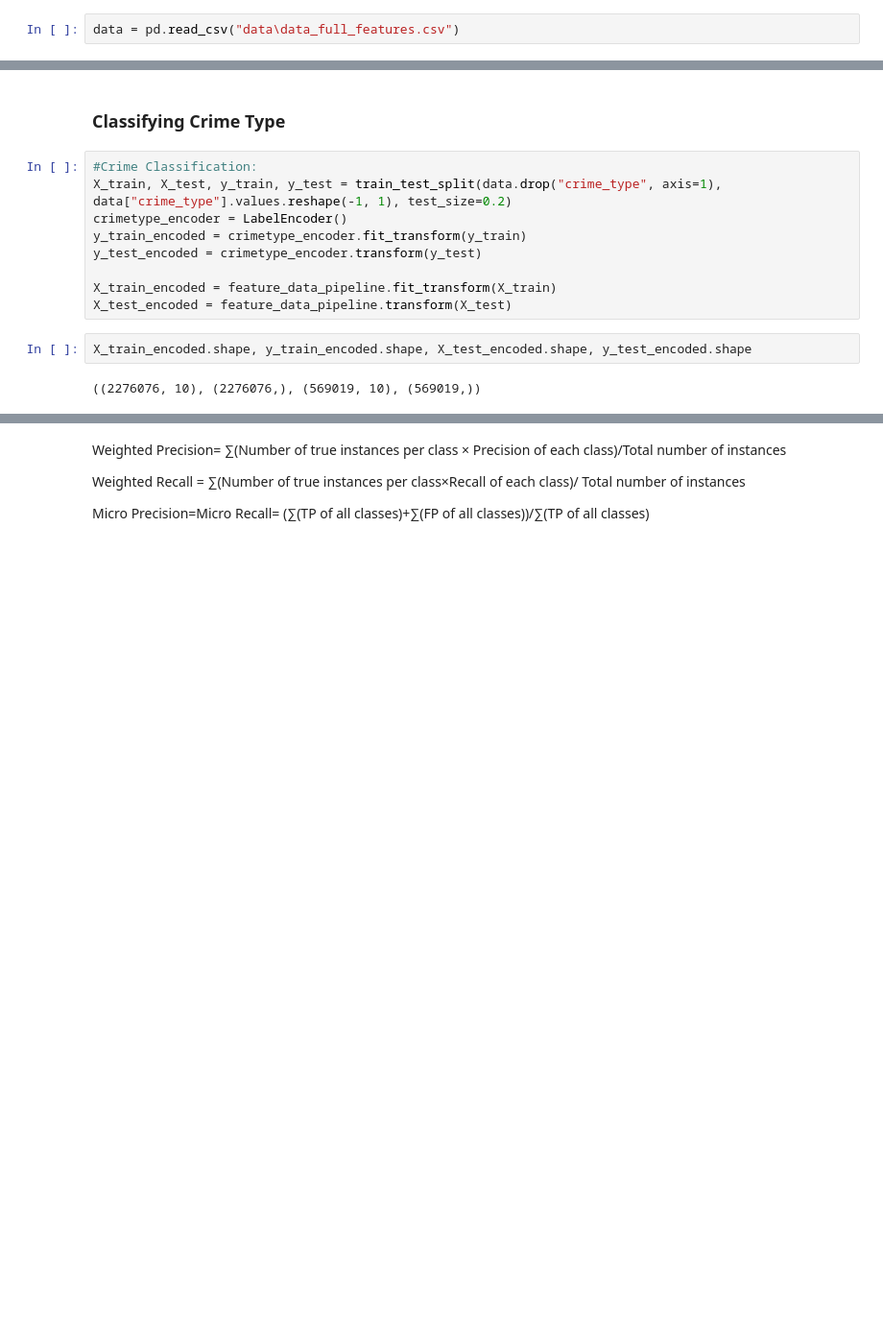
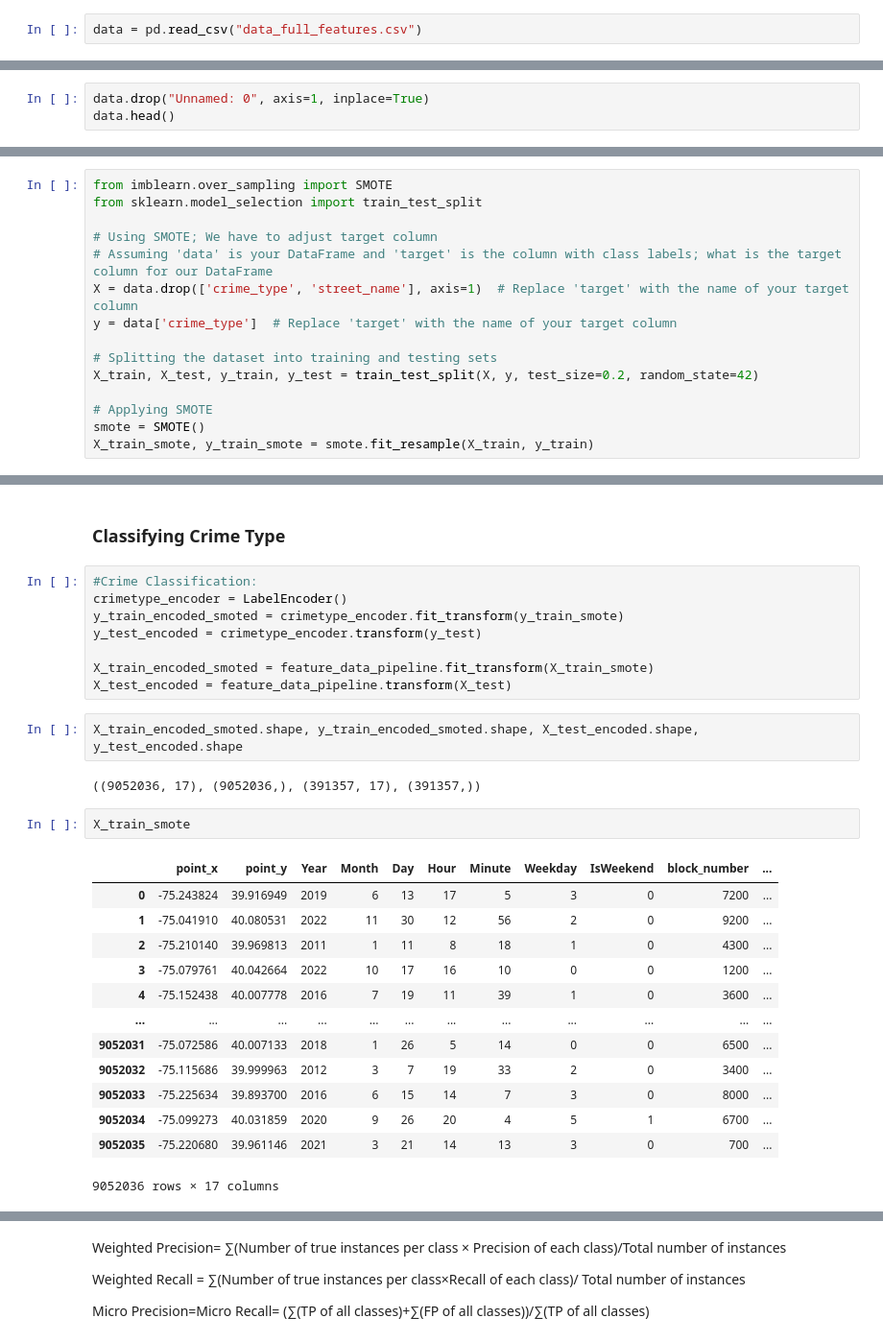
Before and after one commit to drexelai/crime-ml, a Jupyter notebook: ML Modeling Experiments.ipynb, the cells around one changed output, grey strips where cells are left out. Shown: that part at 96% size. Cells and saved outputs as stored; diff of their text form; blank space fills up the shorter version.

Commit message:
ML model runs

```diff
--- a/ML Modeling Experiments.ipynb
+++ b/ML Modeling Experiments.ipynb
@@ -40,4 +67,4 @@ from sklearn.model_selection import GridSearchCV
 import joblib
 from joblib import dump
 # %%
-data = pd.read_csv("data\data_full_features.csv")
+data = pd.read_csv("data_full_features.csv")
@@ -52,0 +71,3 @@ data.head()
+# %%
+data.drop("Unnamed: 0", axis=1, inplace=True)
+data.head()
@@ -60,21 +92,51 @@ feature_data_pipeline = ColumnTransformer([
         "temperature_2m_mean (°F)", "precipitation_sum (mm)",
         "precipitation_hours (h)", "Unemployment Rate of a Population"])
 ])
+# %%
+from imblearn.over_sampling import SMOTE
+from sklearn.model_selection import train_test_split
+
+# Using SMOTE; We have to adjust target column
+# Assuming 'data' is your DataFrame and 'target' is the column with class labels; what is the target column for our DataFrame
+X = data.drop(['crime_type', 'street_name'], axis=1)  # Replace 'target' with the name of your target column
+y = data['crime_type']  # Replace 'target' with the name of your target column
+
+# Splitting the dataset into training and testing sets
+X_train, X_test, y_train, y_test = train_test_split(X, y, test_size=0.2, random_state=42)
+
+# Applying SMOTE
+smote = SMOTE()
+X_train_smote, y_train_smote = smote.fit_resample(X_train, y_train)
 # %% [markdown]
 # Model Training
 # %% [markdown]
 ### Classifying Crime Type
 # %%
 #Crime Classification:
-X_train, X_test, y_train, y_test = train_test_split(data.drop("crime_type", axis=1), data["crime_type"].values.reshape(-1, 1), test_size=0.2)
 crimetype_encoder = LabelEncoder()
-y_train_encoded = crimetype_encoder.fit_transform(y_train)
+y_train_encoded_smoted = crimetype_encoder.fit_transform(y_train_smote)
 y_test_encoded = crimetype_encoder.transform(y_test)
 
-X_train_encoded = feature_data_pipeline.fit_transform(X_train)
+X_train_encoded_smoted = feature_data_pipeline.fit_transform(X_train_smote)
 X_test_encoded = feature_data_pipeline.transform(X_test)
 # %%
-X_train_encoded.shape, y_train_encoded.shape, X_test_encoded.shape, y_test_encoded.shape
+X_train_encoded_smoted.shape, y_train_encoded_smoted.shape, X_test_encoded.shape, y_test_encoded.shape
 # %% [output]
-((2276076, 10), (2276076,), (569019, 10), (569019,))
+((9052036, 17), (9052036,), (391357, 17), (391357,))
+# %%
+X_train_smote
+# %% [output]
+|  | point_x | point_y | Year | Month | Day | Hour | Minute | Weekday | IsWeekend | block_number | ... |
+| 0 | -75.243824 | 39.916949 | 2019 | 6 | 13 | 17 | 5 | 3 | 0 | 7200 | ... |
+| 1 | -75.041910 | 40.080531 | 2022 | 11 | 30 | 12 | 56 | 2 | 0 | 9200 | ... |
+| 2 | -75.210140 | 39.969813 | 2011 | 1 | 11 | 8 | 18 | 1 | 0 | 4300 | ... |
+| 3 | -75.079761 | 40.042664 | 2022 | 10 | 17 | 16 | 10 | 0 | 0 | 1200 | ... |
+| 4 | -75.152438 | 40.007778 | 2016 | 7 | 19 | 11 | 39 | 1 | 0 | 3600 | ... |
+| ... | ... | ... | ... | ... | ... | ... | ... | ... | ... | ... | ... |
+| 9052031 | -75.072586 | 40.007133 | 2018 | 1 | 26 | 5 | 14 | 0 | 0 | 6500 | ... |
+| 9052032 | -75.115686 | 39.999963 | 2012 | 3 | 7 | 19 | 33 | 2 | 0 | 3400 | ... |
+| 9052033 | -75.225634 | 39.893700 | 2016 | 6 | 15 | 14 | 7 | 3 | 0 | 8000 | ... |
+| 9052034 | -75.099273 | 40.031859 | 2020 | 9 | 26 | 20 | 4 | 5 | 1 | 6700 | ... |
+| 9052035 | -75.220680 | 39.961146 | 2021 | 3 | 21 | 14 | 13 | 3 | 0 | 700 | ... |
+9052036 rows × 17 columns
 # %%
```
Also changed, not shown: parts of 18 cells of this notebook.
